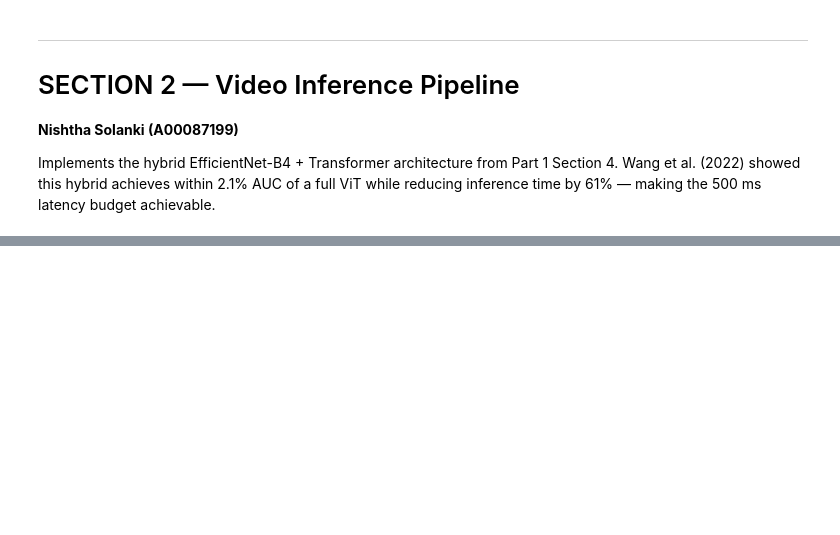
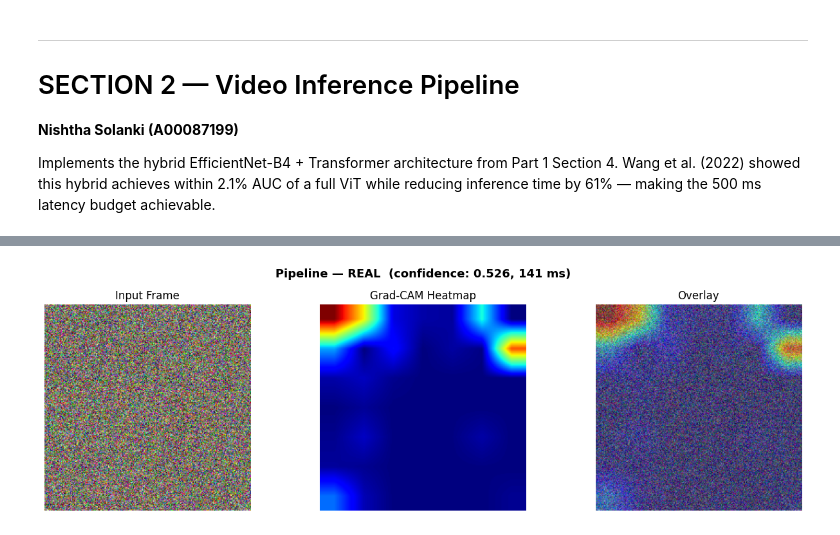
Before and after one commit to rushitpatel2311/Group_7_Deepfake_Detection, a Jupyter notebook: Group_7_Deepfake_Detection.ipynb, the cells around one changed output, grey strips where cells are left out. Drawn from its saved outputs; the diff is of its cells as text; code cells hidden in the pictures; blank space fills up the shorter version.

Commit message:
Evaluation, Robustness, Fairness, Pipeline done & Bonus demonstration feature done

```diff
--- a/Group_7_Deepfake_Detection.ipynb
+++ b/Group_7_Deepfake_Detection.ipynb
@@ -1161,0 +1372,87 @@ audio_model, audio_history = train_model(
+# %%
+# =================== End-to-end inference pipeline ===================
+
+
+def run_pipeline(image_path: str = None,
+                 img_tensor: torch.Tensor = None,
+                 wav_path: str = None,
+                 wav_array: np.ndarray = None) -> dict:
+    """
+    End-to-end deepfake detection pipeline.
+
+    Video branch  : MTCNN → EfficientNet-B4 → P(fake_video)
+    Audio branch  : Mel spectrogram → ResNet-18 → P(fake_audio)  [optional]
+    Fusion        : Calibrated logistic regression → final label + confidence
+    Explainability: Grad-CAM map returned with every prediction
+
+    Graceful degradation: if audio input is absent, audio branch is skipped
+    and fusion uses 0.5 as the uninformative prior (Part 1 Section 3.3).
+
+    Returns dict: label, confidence, raw_score, flag_for_human_review,
+                  video_score, audio_score, fused_score, latency_ms,
+                  meets_latency_nfr, grad_cam_map
+    """
+    t0 = time.perf_counter()
+
+    # =================== Build image tensor ===================
+    if img_tensor is None:
+        if image_path is not None:
+            pil = Image.open(image_path).convert('RGB')
+        else:
+            pil = Image.fromarray(
+                np.random.randint(0, 256, (224, 224, 3), dtype=np.uint8))
+        img_np     = np.array(pil)
+        img_tensor = get_transforms('test')(image=img_np)['image'].unsqueeze(0)
+
+    img_tensor = img_tensor.to(DEVICE)
+
+    # =================== Video branch (no grad for speed, enable grad for Grad-CAM) ===================
+    video_model.eval()
+    with torch.no_grad():
+        vid_logits, _ = video_model(img_tensor)
+        vid_score     = torch.softmax(vid_logits, dim=-1)[0, 1].item()
+
+    # Grad-CAM requires grad — separate forward pass
+    cam_input = img_tensor.clone()
+    cam_map   = grad_cam.generate(cam_input, class_idx=1)
+
+    # =================== Audio branch (optional) ===================
+    aud_score = None
+    if wav_path is not None or wav_array is not None:
+        spec_np    = mel_gen.to_spectrogram(wav_path=wav_path, y=wav_array)
+        spec_t     = mel_gen.to_tensor(spec_np).unsqueeze(0).to(DEVICE)
+        audio_model.eval()
+        with torch.no_grad():
+            aud_logits, _ = audio_model(spec_t)
+            aud_score     = torch.softmax(aud_logits, dim=-1)[0, 1].item()
+
+    # =================== Fusion ===================
+    fused_score = fusion.predict_proba_single(vid_score, aud_score)
+    result      = fusion.classify(fused_score)
+    latency_ms  = (time.perf_counter() - t0) * 1000.0
+
+    return {
+        **result,
+        'video_score'       : round(vid_score,   4),
+        'audio_score'       : round(aud_score,   4) if aud_score is not None else None,
+        'fused_score'       : round(fused_score, 4),
+        'latency_ms'        : round(latency_ms,  2),
+        'meets_latency_nfr' : latency_ms < CFG['latency_budget_ms'],
+        'grad_cam_map'      : cam_map,
+    }
+
+
+# =================== Demo inference ===================
+_res = run_pipeline()
+print("🔍 Pipeline demo result:")
+for k, v in _res.items():
+    if k != 'grad_cam_map':
+        print(f"   {k:25s}: {v}")
+grad_cam.visualise(
+    torch.randn(1, 3, 224, 224),
+    _res['grad_cam_map'],
+    title=f"Pipeline — {_res['label'].upper()}  "
+          f"(confidence: {_res['confidence']:.3f}, {_res['latency_ms']:.0f} ms)"
+)
+del _res
+# %% [output]
@@ -1161,0 +1469 @@ audio_model, audio_history = train_model(
+[figure, added]
```
Also changed, not shown: parts of 30 cells of this notebook.
